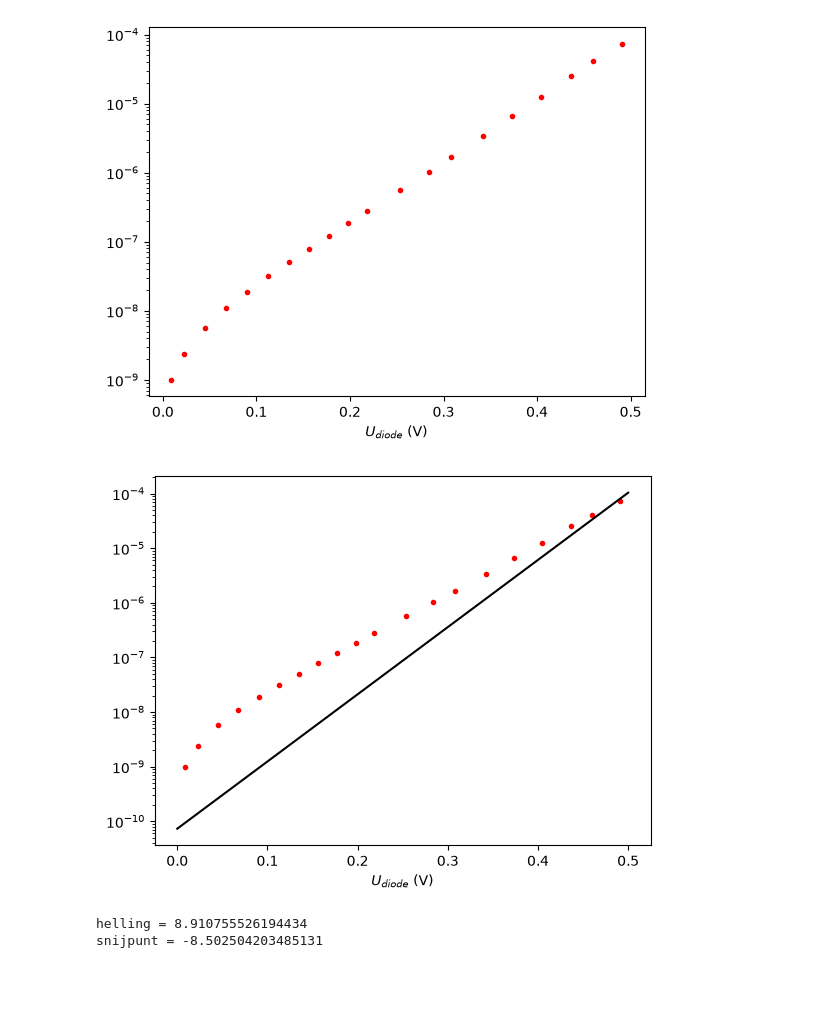
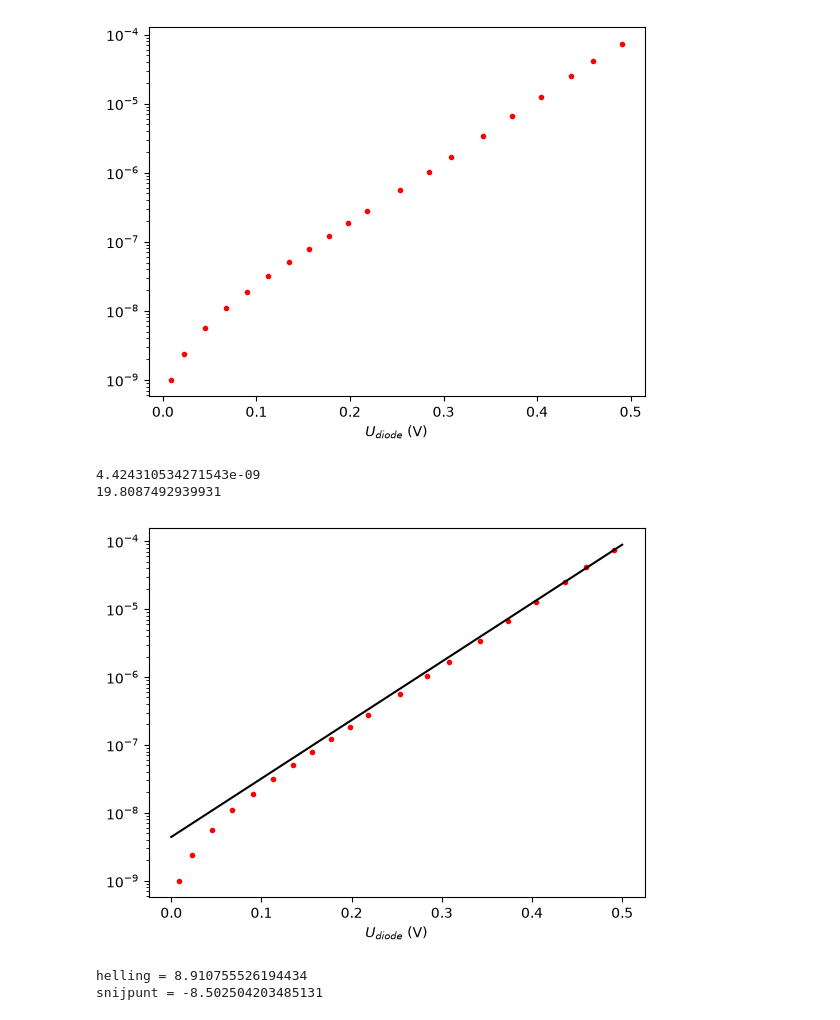
Before and after one commit to marcusmdb/Thermo_Marcus_Maurits, a Jupyter notebook: practicum/boltzzmann/BM_labjournaal.ipynb, the cells around one changed output. Cells and saved outputs as stored; diff of their text form; code cells hidden in the pictures; blank space fills up the shorter version.

```diff
--- a/practicum/boltzzmann/BM_labjournaal.ipynb
+++ b/practicum/boltzzmann/BM_labjournaal.ipynb
@@ -94,27 +94,31 @@ plt.yscale('log')
 # %%
 #Data processing and analysis:
 #Haal punten onder 0.1 weg
 U_D_FIT = U_D[5:]
 I_D_FIT = I_D[5:]
 
 def fitfunc(U, I0, c):
     return I0*(np.e**(c*U))
 
-p0 = [1e-10, 40]
+p0 = [1e-10, 30]
 
 fitopt, fitcov = curve_fit(fitfunc, U_D_FIT, I_D_FIT, p0=p0, bounds=([0,0],[1e-3,100]))
 xrange = np.linspace(0, 0.5, 100)
 
 I0 = fitopt[0]
+print(I0)
 c = fitopt[1]
+print(c)
 
 plt.figure()
 plt.plot(U_D, I_D, 'r.')
 plt.plot(xrange, fitfunc(xrange, I0, c), 'k-')
 plt.xlabel(r'$U_{diode}$ (V)')
 plt.yscale('log')
 # %% [output]
+4.424310534271543e-09
+19.8087492939931
-[figure, old version]
+[figure, new version]
 # %%
 # log10(I_D)
 y = np.log10(I_D_FIT)
```
Also changed, not shown: parts of 2 cells of this notebook, 1 other file.
